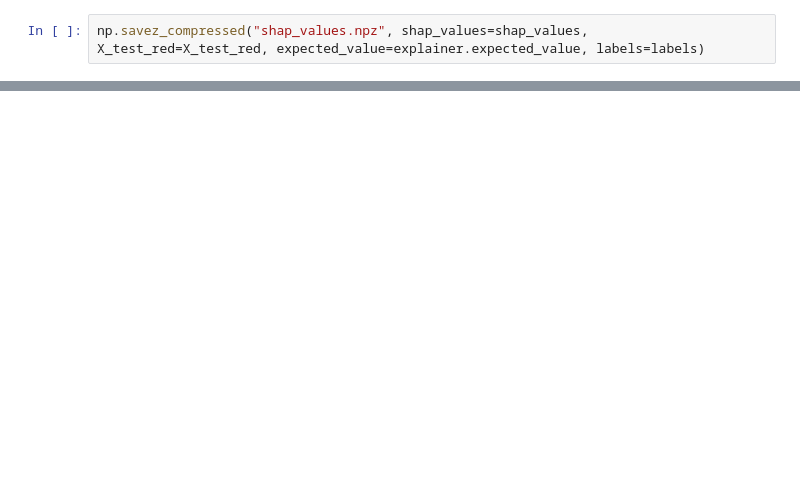
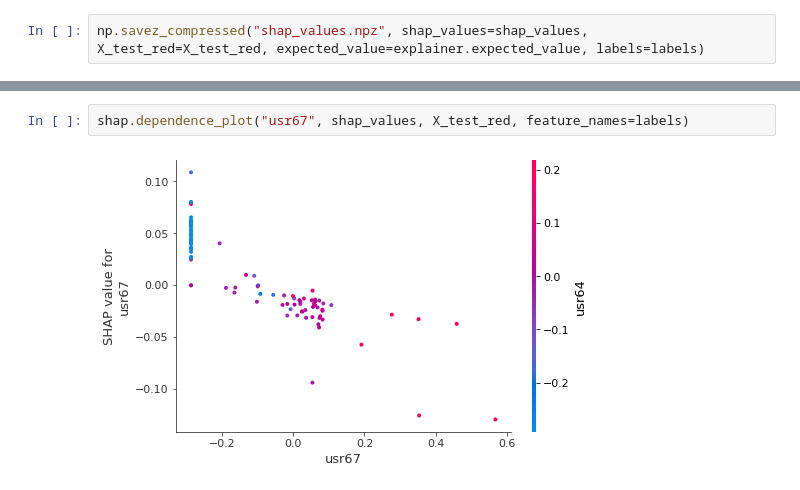
Before and after one commit to kwulffert/ciml_experiments, a Jupyter notebook: interpretability.ipynb, the cells around one changed output, grey strips where cells are left out. Saved outputs shown, nothing was run; the diff lists cells and outputs as text; blank space fills up the shorter version.

```diff
--- a/interpretability.ipynb
+++ b/interpretability.ipynb
@@ -123,0 +200,4 @@ shap.summary_plot(shap_values, X_test_red, feature_names=labels, plot_type="bar"
+# %%
+shap.dependence_plot("usr67", shap_values, X_test_red, feature_names=labels)
+# %% [output]
+[figure, added]
```
Also changed, not shown: parts of 30 cells of this notebook.
